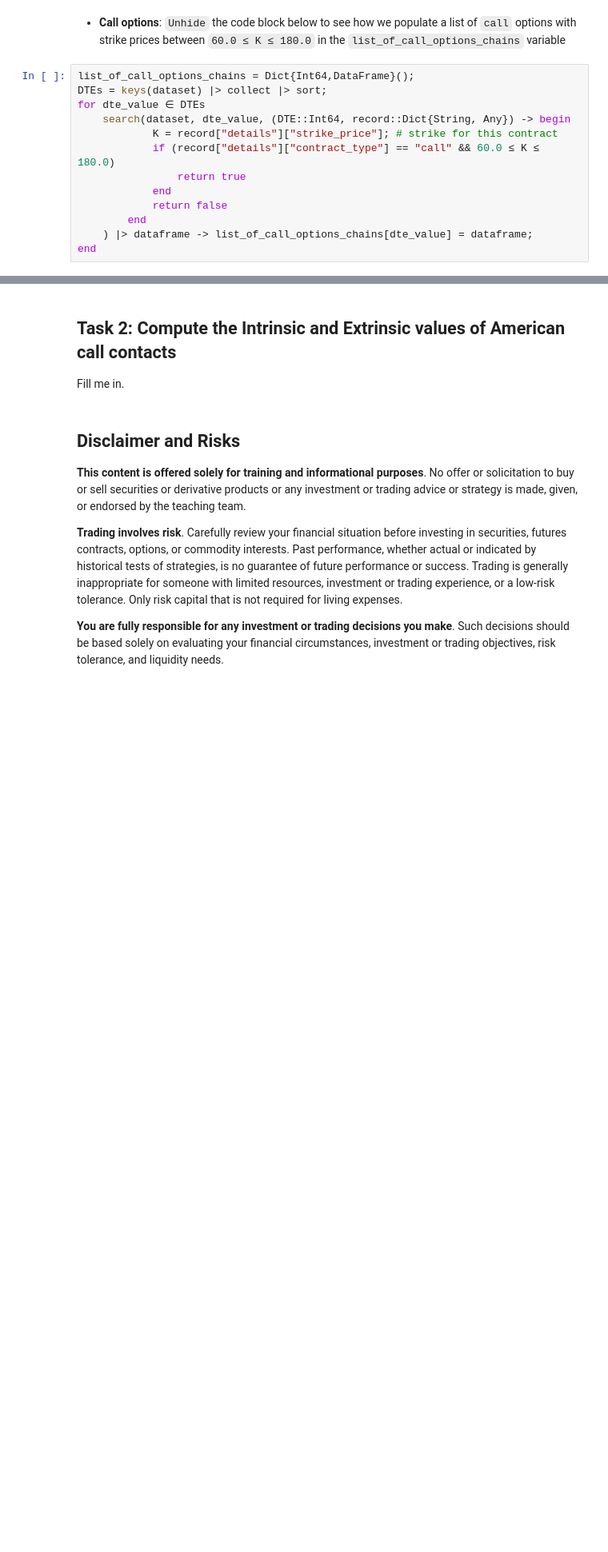
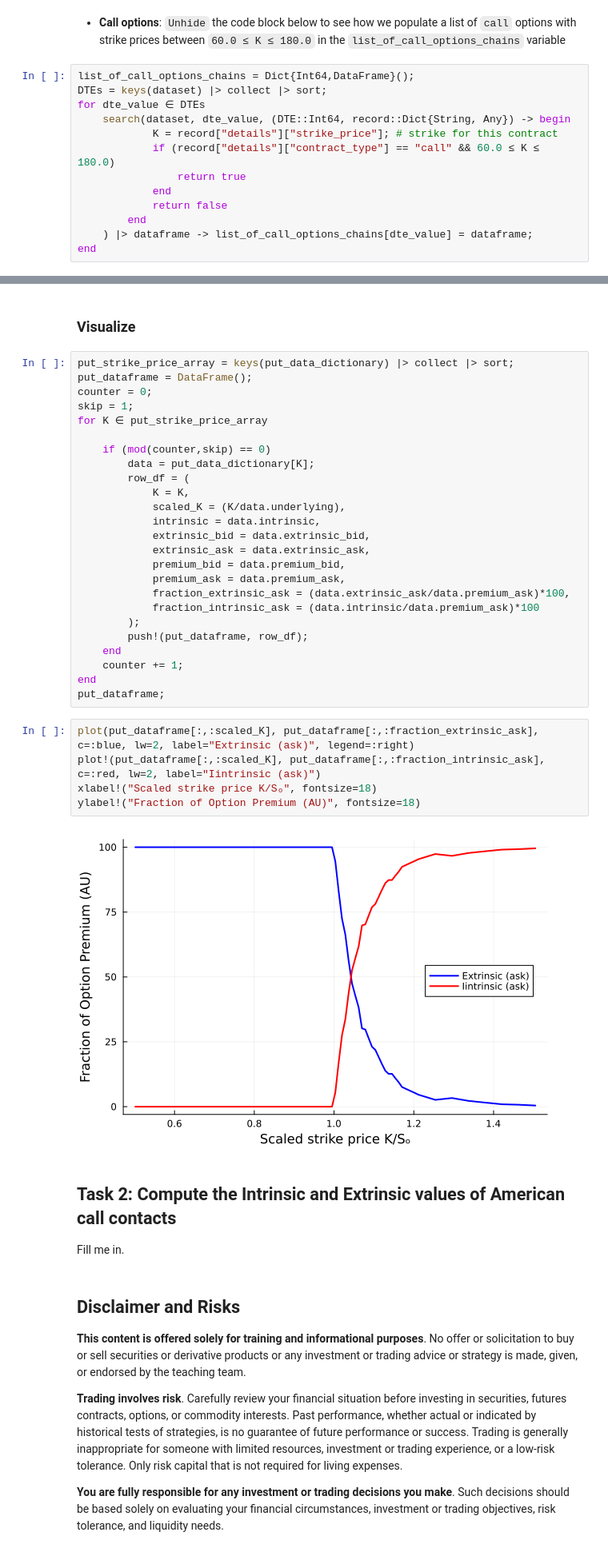
Before and after one commit to varnerlab/CHEME-130-eCornell-Repository, a Jupyter notebook: courses/CHEME-134/module-1/CHEME-134-Module-1-Project.ipynb, the cells around one changed output, grey strips where cells are left out. Shown at 80% size. Saved outputs shown, nothing was run; the diff lists cells and outputs as text; blank space fills up the shorter version.

```diff
--- a/courses/CHEME-134/module-1/CHEME-134-Module-1-Project.ipynb
+++ b/courses/CHEME-134/module-1/CHEME-134-Module-1-Project.ipynb
@@ -67,3 +108,37 @@ end
+# %% [markdown]
+### Visualize
+# %%
+put_strike_price_array = keys(put_data_dictionary) |> collect |> sort;
+put_dataframe = DataFrame();
+counter = 0;
+skip = 1;
+for K ∈ put_strike_price_array
+
+    if (mod(counter,skip) == 0)
+        data = put_data_dictionary[K];
+        row_df = (
+            K = K,
+            scaled_K = (K/data.underlying),
+            intrinsic = data.intrinsic,
+            extrinsic_bid = data.extrinsic_bid,
+            extrinsic_ask = data.extrinsic_ask,
+            premium_bid = data.premium_bid,
+            premium_ask = data.premium_ask,
+            fraction_extrinsic_ask = (data.extrinsic_ask/data.premium_ask)*100,
+            fraction_intrinsic_ask = (data.intrinsic/data.premium_ask)*100
+        );
+        push!(put_dataframe, row_df);
+    end
+    counter += 1;
+end
+put_dataframe;
+# %%
+plot(put_dataframe[:,:scaled_K], put_dataframe[:,:fraction_extrinsic_ask], c=:blue, lw=2, label="Extrinsic (ask)", legend=:right)
+plot!(put_dataframe[:,:scaled_K], put_dataframe[:,:fraction_intrinsic_ask], c=:red, lw=2, label="Iintrinsic (ask)")
+xlabel!("Scaled strike price K/Sₒ", fontsize=18)
+ylabel!("Fraction of Option Premium (AU)", fontsize=18)
+# %% [output]
+[figure, added]
 # %% [markdown]
 ## Task 2: Compute the Intrinsic and Extrinsic values of American call contacts
 Fill me in.
```
Also changed, not shown: parts of 6 cells of this notebook, 2 other files.
